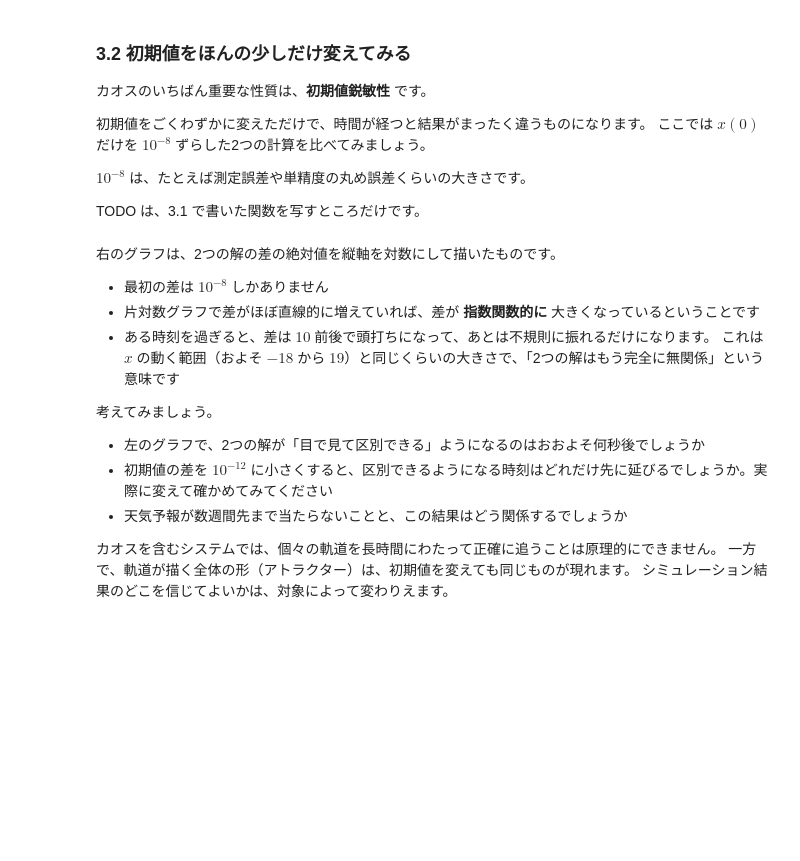
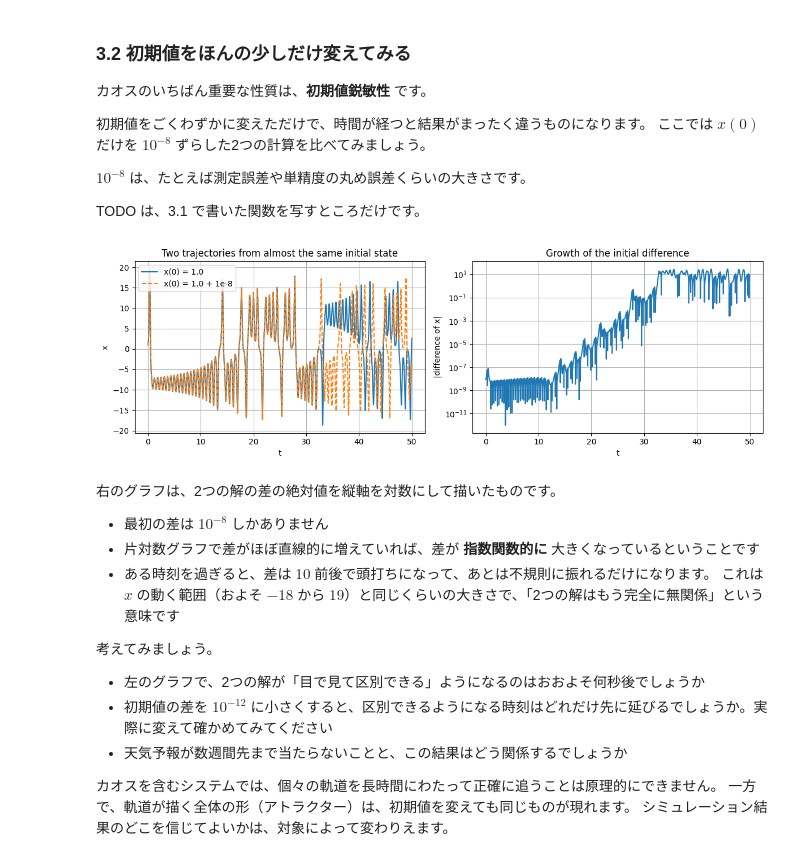
Before and after one commit to yutotuy0209-droid/Blueprint, a Jupyter notebook: ColabCode/05-06_2nd_order_simulation.ipynb, the cells around one changed output. Drawn from its saved outputs; the diff is of its cells as text; code cells hidden in the pictures; blank space fills up the shorter version.

```diff
--- a/ColabCode/05-06_2nd_order_simulation.ipynb
+++ b/ColabCode/05-06_2nd_order_simulation.ipynb
@@ -823,39 +879,79 @@ def func_dz(t, x, y, z, sigma, rho, beta):
 # ローレンツモデルを4次のルンゲクッタ法で解く関数
 def runge_kutta_lorenz(func_dx, func_dy, func_dz, sigma, rho, beta, x0, y0, z0, dt, T):
     # TODO: 3.1 で書いた関数の中身をここに書き写してください
+    n_steps = round(T / dt)
+    t = np.linspace(0.0, n_steps * dt, n_steps + 1)
+    x = np.zeros(n_steps + 1)
+    y = np.zeros(n_steps + 1)
+    z = np.zeros(n_steps + 1)
 
+    x[0] = x0
+    y[0] = y0
+    z[0] = z0
+
+    for n in range(n_steps):
+        # 1段目の傾き
+        k1x = dt * func_dx(t[n], x[n], y[n], z[n], sigma, rho, beta)
+        k1y = dt * func_dy(t[n], x[n], y[n], z[n], sigma, rho, beta)
+        k1z = dt * func_dz(t[n], x[n], y[n], z[n], sigma, rho, beta)
+
+        # 2段目の傾き (すべての変数を k1 の半分だけ進めた位置で評価)
+        k2x = dt * func_dx(t[n] + dt / 2.0, x[n] + k1x / 2.0, y[n] + k1y / 2.0, z[n] + k1z / 2.0, sigma, rho, beta)
+        k2y = dt * func_dy(t[n] + dt / 2.0, x[n] + k1x / 2.0, y[n] + k1y / 2.0, z[n] + k1z / 2.0, sigma, rho, beta)
+        k2z = dt * func_dz(t[n] + dt / 2.0, x[n] + k1x / 2.0, y[n] + k1y / 2.0, z[n] + k1z / 2.0, sigma, rho, beta)
+
+        # 3段目の傾き (すべての変数を k2 の半分だけ進めた位置で評価)
+        k3x = dt * func_dx(t[n] + dt / 2.0, x[n] + k2x / 2.0, y[n] + k2y / 2.0, z[n] + k2z / 2.0, sigma, rho, beta)
+        k3y = dt * func_dy(t[n] + dt / 2.0, x[n] + k2x / 2.0, y[n] + k2y / 2.0, z[n] + k2z / 2.0, sigma, rho, beta)
+        k3z = dt * func_dz(t[n] + dt / 2.0, x[n] + k2x / 2.0, y[n] + k2y / 2.0, z[n] + k2z / 2.0, sigma, rho, beta)
+
+        # 4段目の傾き (すべての変数を k3 の分だけ丸々進めた位置で評価)
+        k4x = dt * func_dx(t[n] + dt, x[n] + k3x, y[n] + k3y, z[n] + k3z, sigma, rho, beta)
+        k4y = dt * func_dy(t[n] + dt, x[n] + k3x, y[n] + k3y, z[n] + k3z, sigma, rho, beta)
+        k4z = dt * func_dz(t[n] + dt, x[n] + k3x, y[n] + k3y, z[n] + k3z, sigma, rho, beta)
+
+        # 次のステップの値を更新
+        x[n + 1] = x[n] + (k1x + 2.0 * k2x + 2.0 * k3x + k4x) / 6.0
+        y[n + 1] = y[n] + (k1y + 2.0 * k2y + 2.0 * k3y + k4y) / 6.0
+        z[n + 1] = z[n] + (k1z + 2.0 * k2z + 2.0 * k3z + k4z) / 6.0
+        # --- ここまで ---
+
+
+    return t, x, y, z
 
 sigma = 10.0
 rho = 28.0
 beta = 8.0 / 3.0
 
 dt = 0.005
 T = 50.0
 
 # 2つの初期値を用意する。違いは x(0) の 1e-8 だけ
 t_a, x_a, y_a, z_a = runge_kutta_lorenz(func_dx, func_dy, func_dz, sigma, rho, beta, 1.0, 1.0, 1.0, dt, T)
 t_b, x_b, y_b, z_b = runge_kutta_lorenz(func_dx, func_dy, func_dz, sigma, rho, beta, 1.0 + 1e-8, 1.0, 1.0, dt, T)
 
 plt.figure(figsize=(12, 4))
 
 plt.subplot(1, 2, 1)
 plt.plot(t_a, x_a, label="x(0) = 1.0")
 plt.plot(t_b, x_b, label="x(0) = 1.0 + 1e-8", linestyle="dashed")
 plt.xlabel("t")
 plt.ylabel("x")
 plt.title("Two trajectories from almost the same initial state")
 plt.grid(True)
 plt.legend()
 
 plt.subplot(1, 2, 2)
 plt.semilogy(t_a, np.abs(x_a - x_b) + 1e-18)
 plt.xlabel("t")
 plt.ylabel("|difference of x|")
 plt.title("Growth of the initial difference")
 plt.grid(True, which="both")
 
 plt.tight_layout()
 plt.show()
+# %% [output]
+[figure, added]
 # %% [markdown]
 右のグラフは、2つの解の差の絶対値を縦軸を対数にして描いたものです。
 
```
Also changed, not shown: parts of 5 cells of this notebook.
